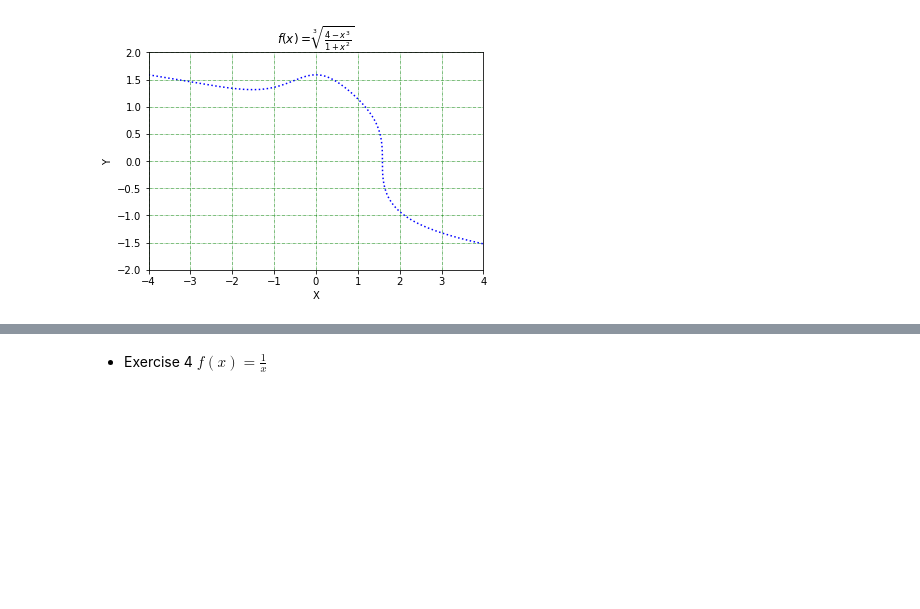
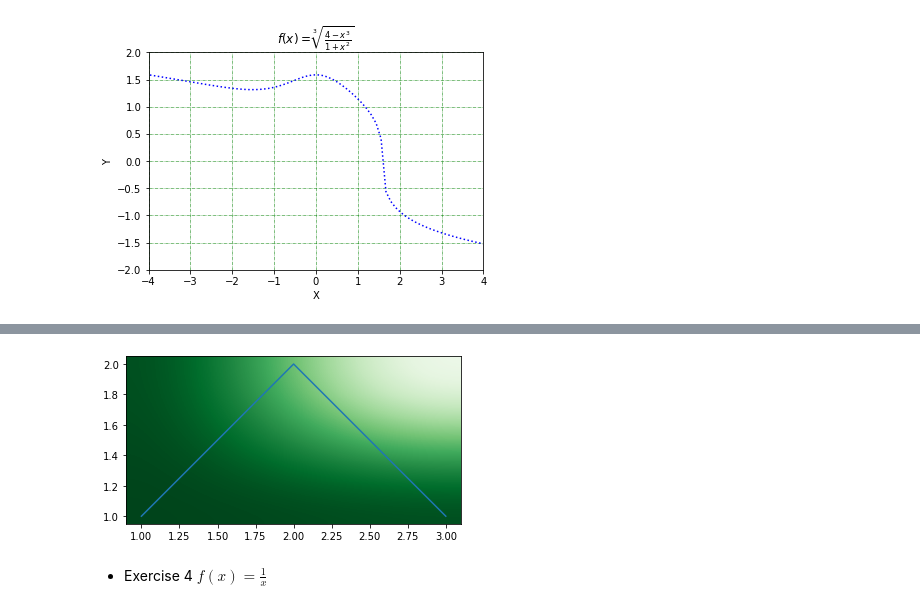
Before and after one commit to aceaceace123/Maching-Learning, a Jupyter notebook: hw2.ipynb, the cells around one changed output, grey strips where cells are left out. Saved outputs shown, nothing was run; the diff lists cells and outputs as text; code cells hidden in the pictures; blank space fills up the shorter version.

```diff
--- a/hw2.ipynb
+++ b/hw2.ipynb
@@ -97,3 +116,13 @@ plt.show()
+# %%
+import matplotlib.pyplot as mplt
+fig = mplt.figure()
+ax = fig.add_subplot(111)
+mplt.plot([1,2,3],[1,2,1])
+plotlim = mplt.xlim() + mplt.ylim()
+ax.imshow([[1,0],[1,1]], cmap=mplt.cm.Greens, interpolation='bicubic', extent=plotlim)
+mplt.draw()
+# %% [output]
+[figure, added]
 # %% [markdown]
 - Exercise 4 $f(x)=\frac{1}{x}$
 # %%
```
Also changed, not shown: parts of 7 cells of this notebook, 6 other files.
